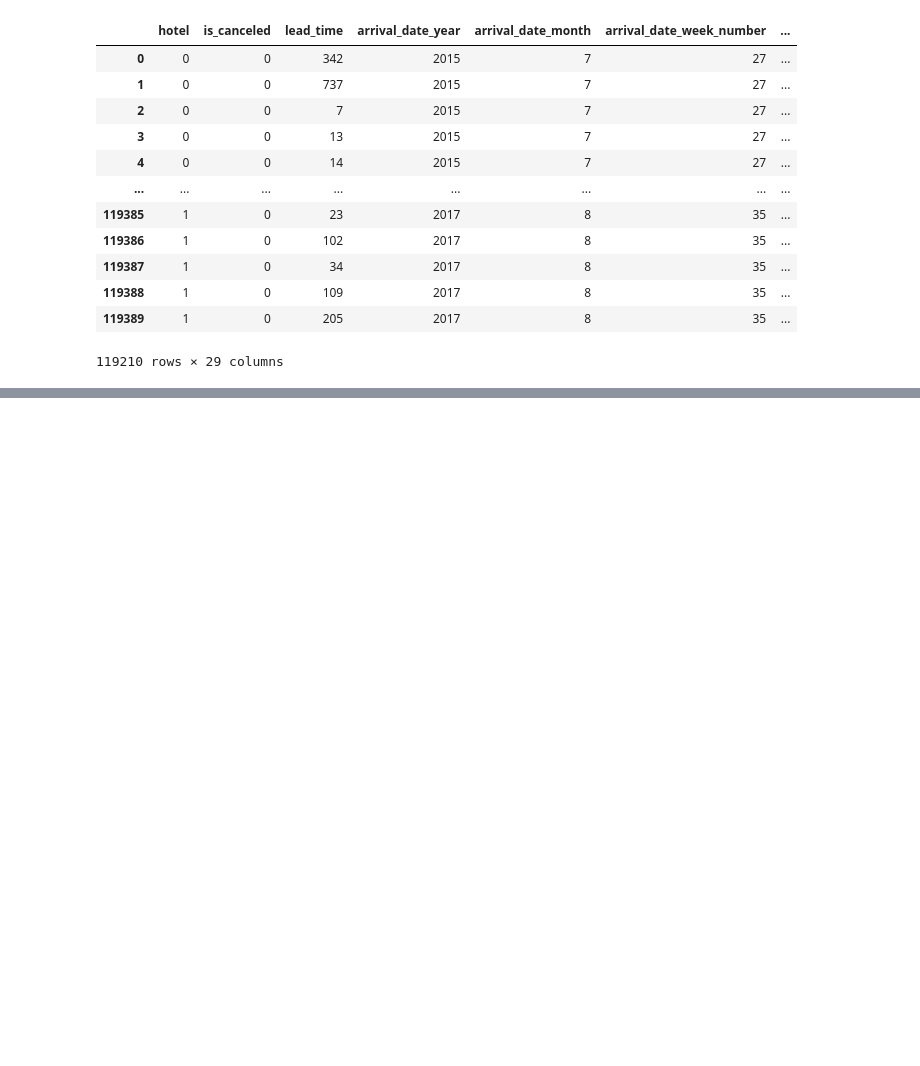
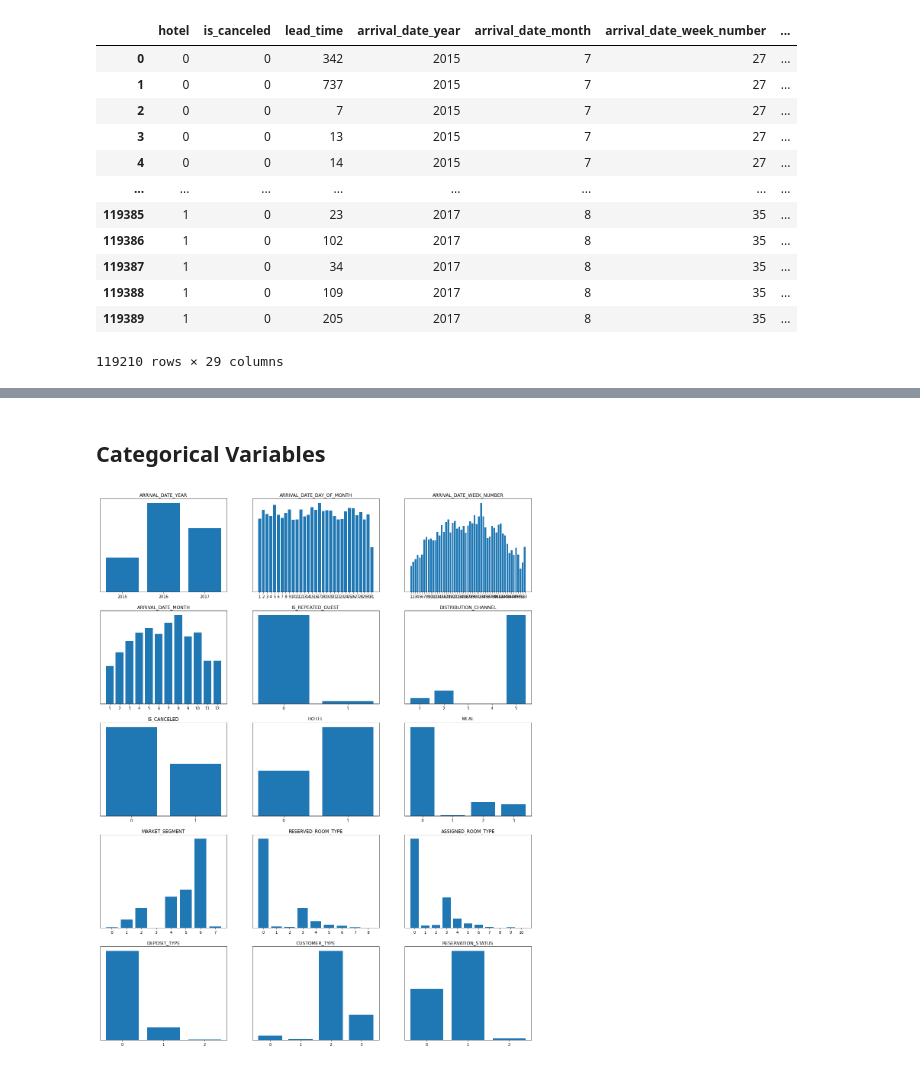
Before and after one commit to John-Rooney/DSC478_Group_Project, a Jupyter notebook: DSC 478 Final Project.ipynb, the cells around one changed output, grey strips where cells are left out. Saved outputs shown, nothing was run; the diff lists cells and outputs as text; code cells hidden in the pictures; blank space fills up the shorter version.

```diff
--- a/DSC 478 Final Project.ipynb
+++ b/DSC 478 Final Project.ipynb
@@ -173,0 +196,5 @@ data
+# %%
+for i in cont:
+    print(i.upper())
+    print(data[i].value_counts(normalize=True)[:5]*100)
+    print()
@@ -173,0 +234,16 @@ data
+# %%
+corr = data[cont].corr()
+high = []
+thresh = 0.1 # threshhold
+for i in range(corr.shape[0]):
+    for a in range(corr.shape[1]):
+        if (corr.iloc[i,a] > thresh and corr.iloc[i,a] != 1) or\
+            (corr.iloc[i,a] < -thresh and corr.iloc[i,a] != 1):
+            high.append(sorted([corr.index[i], corr.index[a]]))
+high2 = []
+for i in high:
+    if i not in high2:
+        high2.append(i)
+for i in sorted(high2):
+    print(i)
+    print()
@@ -173,0 +268,16 @@ data
+# %% [markdown]
+## Categorical Variables
+# %%
+fig, ax = plt.subplots(figsize=(16, 20))
+ax.axis('off')
+fig.tight_layout()
+for idx, i in enumerate(cats):
+    labels = list(data[i].value_counts().index)
+    values = list(data[i].value_counts())
+    fig.add_subplot(5,3,idx+1)
+    plt.bar(labels, values)
+    plt.xticks(labels)
+    plt.yticks([])
+    plt.title(i.upper())
+# %% [output]
+[figure, added]
```
Also changed, not shown: parts of 14 cells of this notebook.
